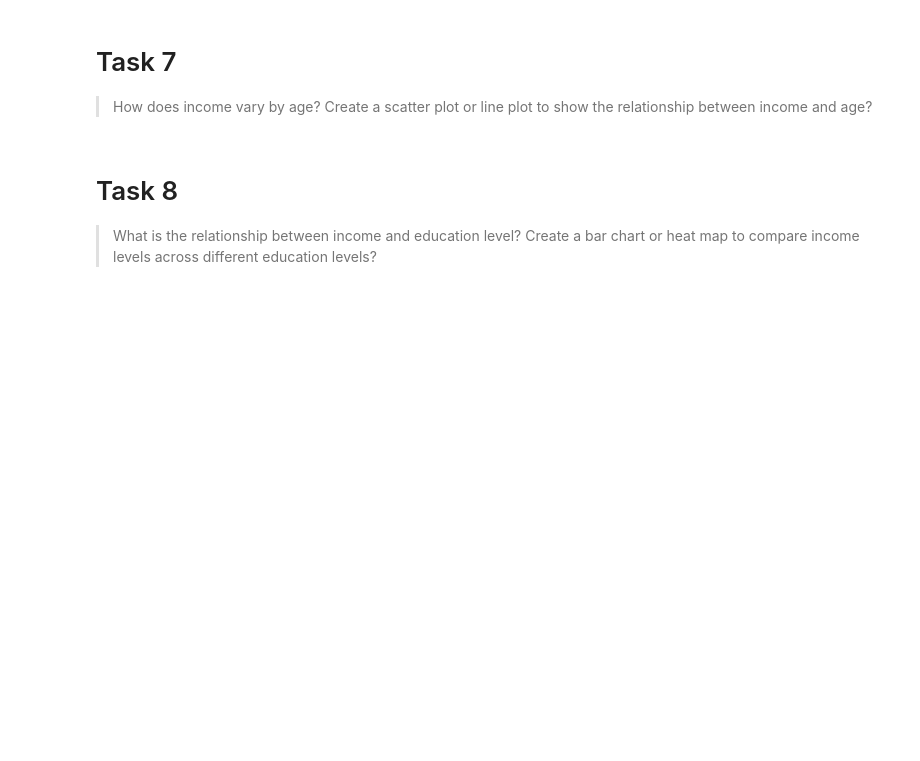
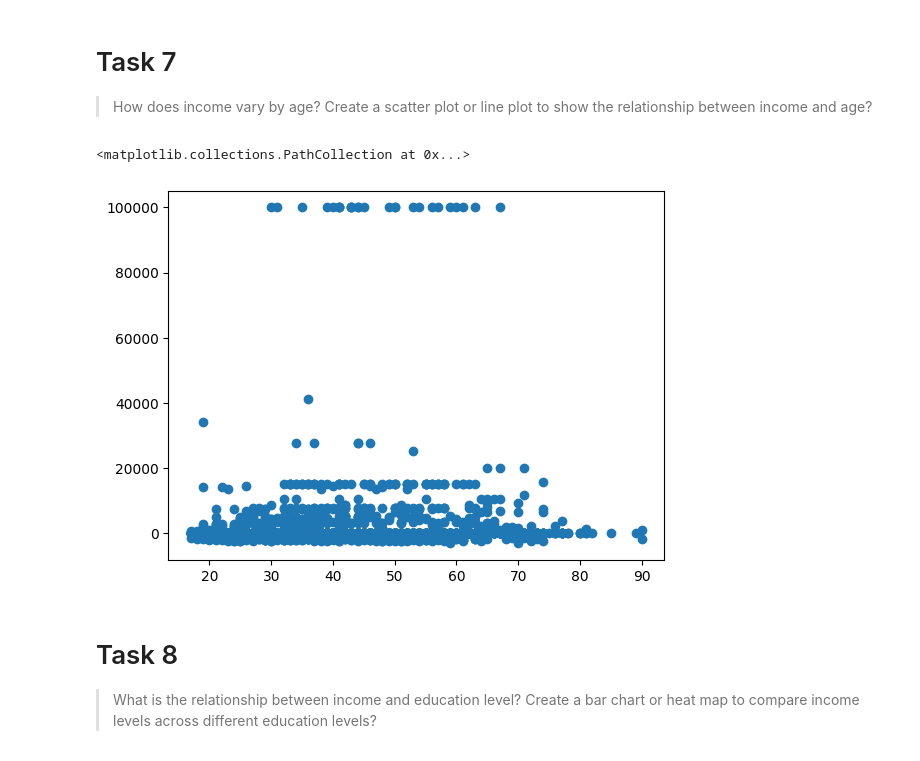
Before and after one commit to Jonson26/DSH-Pase2-Group1, a Jupyter notebook: Session3.ipynb, the cells around one changed output. Cells and saved outputs as stored; diff of their text form; code cells hidden in the pictures; blank space fills up the shorter version.

```diff
--- a/Session3.ipynb
+++ b/Session3.ipynb
@@ -141,6 +152,12 @@ plt.legend(loc='upper right')
 # Task 7
 
 >How does income vary by age? Create a scatter plot or line plot to show the relationship between income and age?
+# %%
+df['capital-delta'] = df['capital-gain']-df['capital-loss']
+plt.scatter(df['age'], df['capital-delta'])
+# %% [output]
+<matplotlib.collections.PathCollection at 0x...>
+[figure, added]
 # %% [markdown]
 # Task 8
 
```
Also changed, not shown: parts of 2 cells of this notebook.
